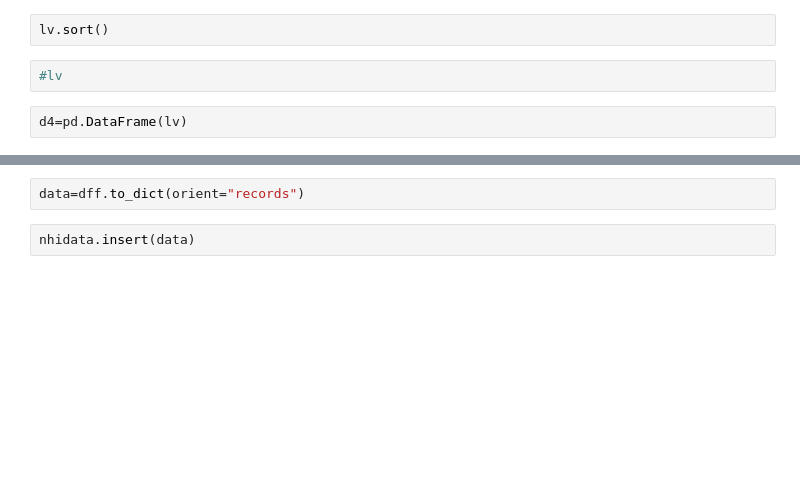
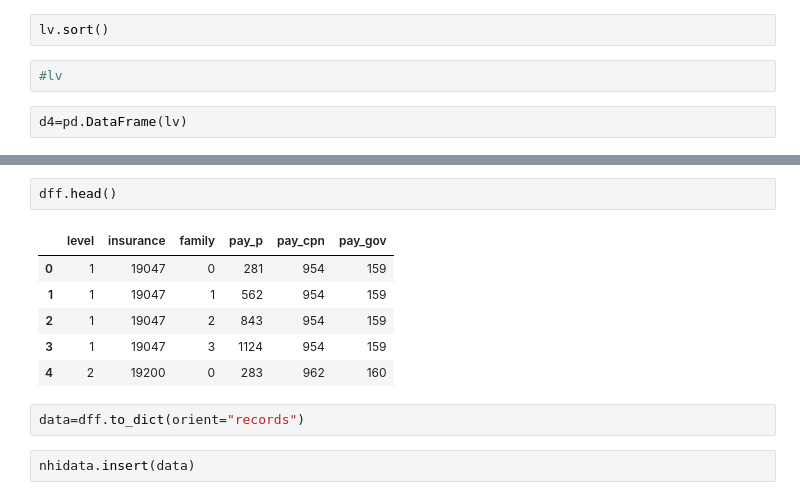
Before and after one commit to c3h3/AG101, a Jupyter notebook: examples/Mongo/NHI1.ipynb, the cells around one changed output, grey strips where cells are left out. Cells and saved outputs as stored; diff of their text form; blank space fills up the shorter version.

```diff
--- a/examples/Mongo/NHI1.ipynb
+++ b/examples/Mongo/NHI1.ipynb
@@ -92,3 +122,12 @@ dff.columns=['level','insurance','family','pay_p','pay_cpn']
+# %%
+dff.head()
+# %% [output]
+|  | level | insurance | family | pay_p | pay_cpn | pay_gov |
+| 0 | 1 | 19047 | 0 | 281 | 954 | 159 |
+| 1 | 1 | 19047 | 1 | 562 | 954 | 159 |
+| 2 | 1 | 19047 | 2 | 843 | 954 | 159 |
+| 3 | 1 | 19047 | 3 | 1124 | 954 | 159 |
+| 4 | 2 | 19200 | 0 | 283 | 962 | 160 |
 # %%
 data=dff.to_dict(orient="records")
 # %%
```
Also changed, not shown: parts of 15 cells of this notebook, 3 other files.
